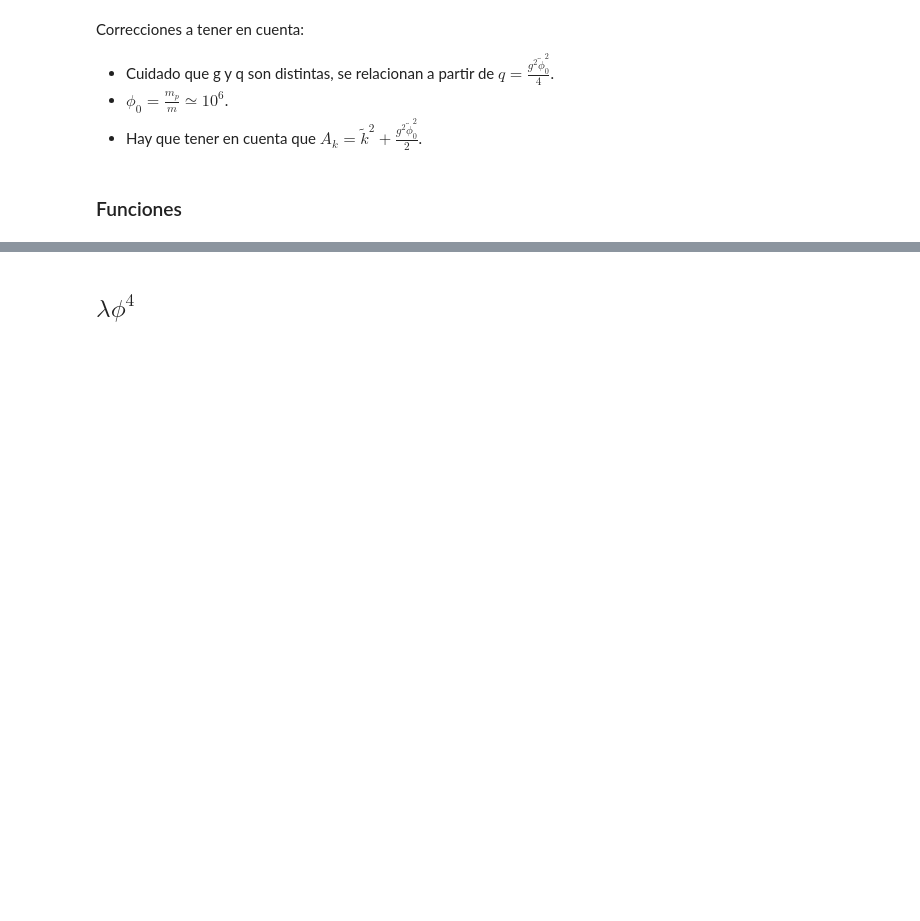
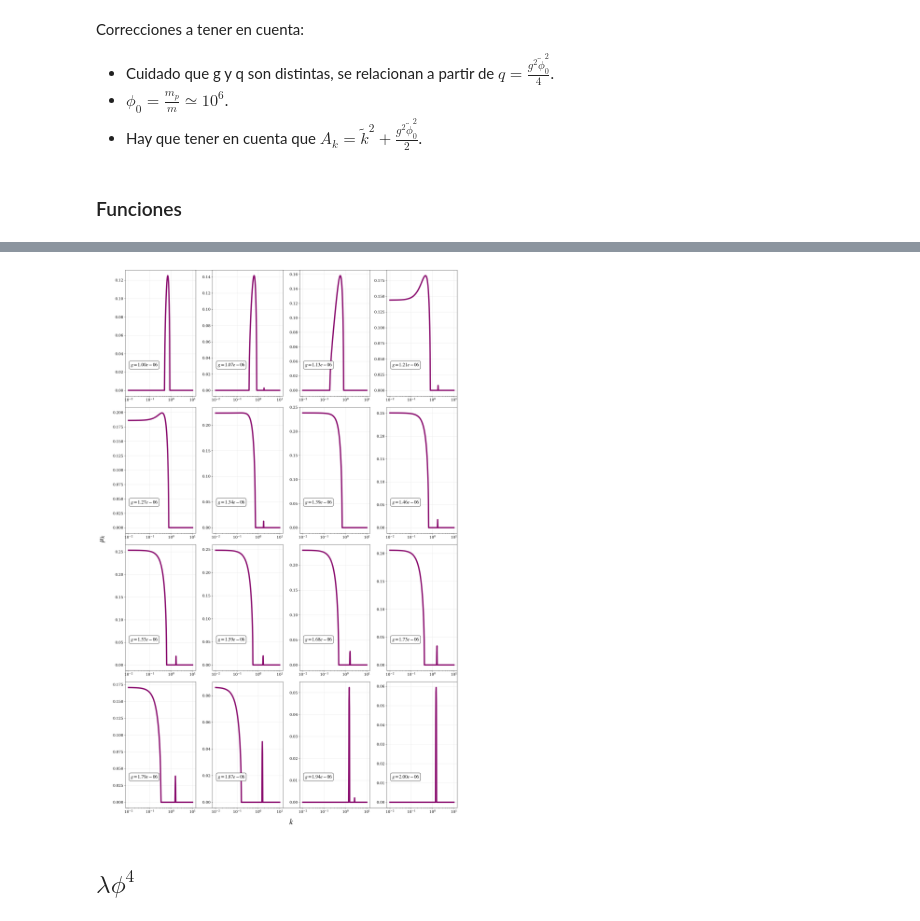
Before and after one commit to TomasCiccarella/Tesis, a Jupyter notebook: Floquet/Floquet.ipynb, the cells around one changed output, grey strips where cells are left out. Drawn from its saved outputs; the diff is of its cells as text; code cells hidden in the pictures; blank space fills up the shorter version.

```diff
--- a/Floquet/Floquet.ipynb
+++ b/Floquet/Floquet.ipynb
@@ -94,6 +94,15 @@ mpl.rc('font', size = '14')
 mpl.rc('xtick', labelsize=14)
 mpl.rc('ytick', labelsize=14)
 mpl.rcParams['mathtext.fontset'] = 'stix'
+# %%
+# Armamos la función para guardar los datos en un archivo CSV
+
+def save_csv(qs, Aks, mu, filename='results'):
+    output = np.zeros((len(Aks)+1, len(qs)+1))
+    output[0, 1:] = qs
+    output[1:, 0] = Aks
+    output[1:, 1:] = np.real(mu)
+    np.savetxt(f"{filename}.csv", output, delimiter=",")
 # %% [markdown]
 ## $m^2 \phi^2$
 # %% [markdown]
@@ -185,3 +204,36 @@ plt.show()
+# %%
+# Diagrama del coeficientente de Floquet en base a k para un g fijo
+filename = "mathieu_m2phi2.csv"
+
+data = np.loadtxt(filename, delimiter=",")
+gs = data[0, 1:]
+ks = data[1:, 0]
+mu = data[1:, 1:]
+
+G = np.linspace(1e-6, 2e-6, 16)
+i = 0
+
+plt.figure(figsize=(20, 30))
+plt.xlabel(r'$k$', fontsize=30, labelpad=40)
+plt.ylabel(r'$\mu_k$', fontsize=30, labelpad=75)
+plt.xticks([])
+plt.yticks([])
+
+for g in G:
+    i += 1
+    index = (np.abs(gs - g)).argmin()
+
+    plt.subplot(4, 4, i)
+    plt.plot(ks, np.real(mu[:, index]), label=f'$g={g}$', lw = 5, color = "#88086c")
+    ymin, ymax = plt.gca().get_ylim()
+    plt.text(x=ks[10], y=ymax*0.2, s=rf'$g = {gs[index]:.2e}$', fontsize=18, bbox=dict(facecolor='white', edgecolor='black', boxstyle='round,pad=0.3'))
+    plt.xscale('log')
+    plt.grid(alpha = 0.3)
+
+plt.tight_layout()
+plt.show()
+# %% [output]
+[figure, added]
 # %% [markdown]
 ## $\lambda \phi^4$
 # %% [markdown]
```
Also changed, not shown: parts of 9 cells of this notebook, 15 other files.
